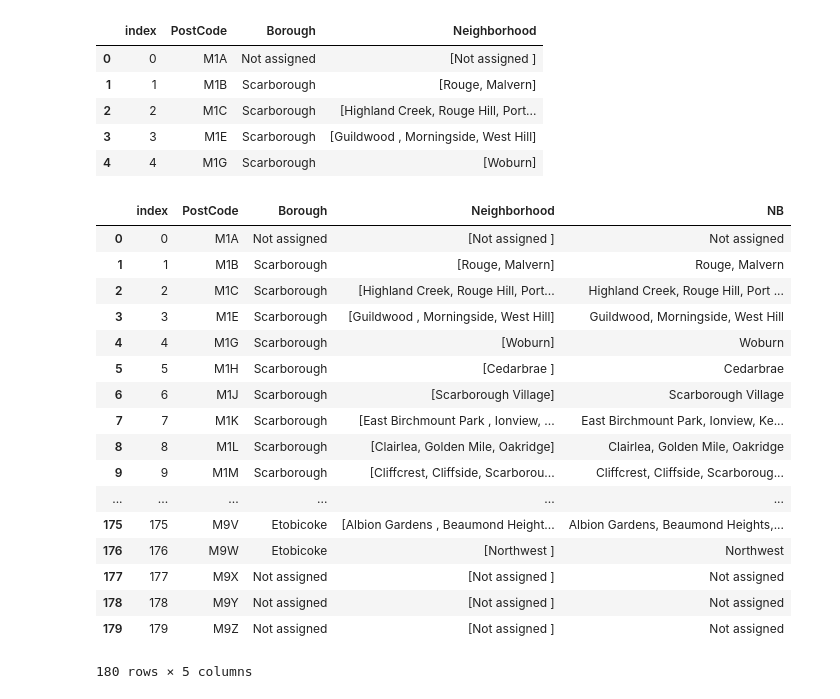
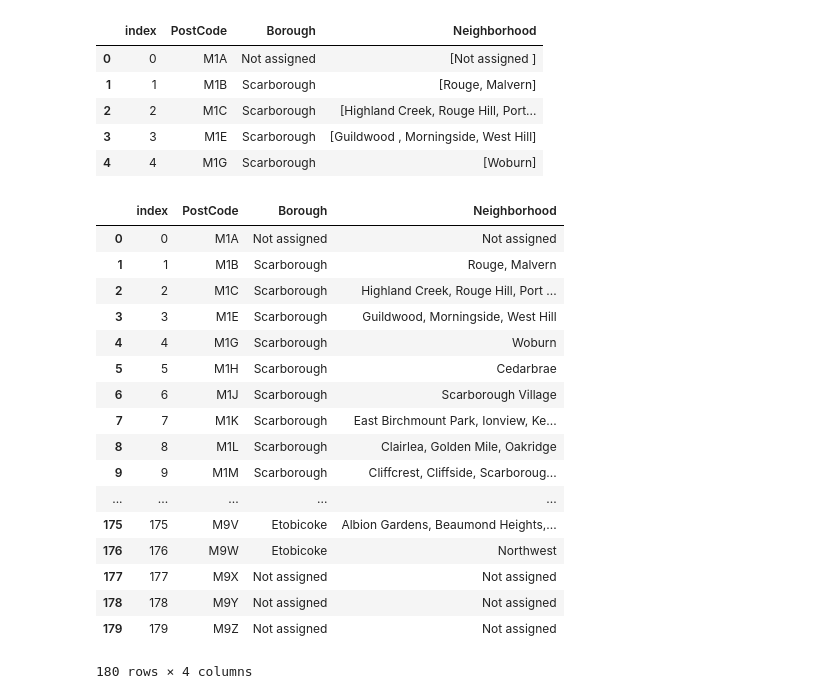
Before and after one commit to DrBG/Coursera_Capstone, a Jupyter notebook: Neighbourhoods in Toronto.ipynb, the cells around one changed output. Cells and saved outputs as stored; diff of their text form; code cells hidden in the pictures.

```diff
--- a/Neighbourhoods in Toronto.ipynb
+++ b/Neighbourhoods in Toronto.ipynb
@@ -162,25 +162,25 @@ def unfold(obj):
 # %%
 #print(np.array2string(df2[0,2].replace(r"[",'').replace(r"]",'')))
 
-df2['NB']=  unfold(df2['Neighborhood'])
+df2['Neighborhood']=  unfold(df2['Neighborhood'])
 df2
 # unfold(df2['Neighborhood'])
 # %% [output]
-|  | index | PostCode | Borough | Neighborhood | NB |
-| 0 | 0 | M1A | Not assigned | [Not assigned ] | Not assigned |
-| 1 | 1 | M1B | Scarborough | [Rouge, Malvern] | Rouge, Malvern |
-| 2 | 2 | M1C | Scarborough | [Highland Creek, Rouge Hill, Port... | Highland Creek, Rouge Hill, Port ... |
-| 3 | 3 | M1E | Scarborough | [Guildwood , Morningside, West Hill] | Guildwood, Morningside, West Hill |
-| 4 | 4 | M1G | Scarborough | [Woburn] | Woburn |
-| 5 | 5 | M1H | Scarborough | [Cedarbrae ] | Cedarbrae |
-| 6 | 6 | M1J | Scarborough | [Scarborough Village] | Scarborough Village |
-| 7 | 7 | M1K | Scarborough | [East Birchmount Park , Ionview, ... | East Birchmount Park, Ionview, Ke... |
-| 8 | 8 | M1L | Scarborough | [Clairlea, Golden Mile, Oakridge] | Clairlea, Golden Mile, Oakridge |
-| 9 | 9 | M1M | Scarborough | [Cliffcrest, Cliffside, Scarborou... | Cliffcrest, Cliffside, Scarboroug... |
-| ... | ... | ... | ... | ... | ... |
-| 175 | 175 | M9V | Etobicoke | [Albion Gardens , Beaumond Height... | Albion Gardens, Beaumond Heights,... |
-| 176 | 176 | M9W | Etobicoke | [Northwest ] | Northwest |
-| 177 | 177 | M9X | Not assigned | [Not assigned ] | Not assigned |
-| 178 | 178 | M9Y | Not assigned | [Not assigned ] | Not assigned |
-| 179 | 179 | M9Z | Not assigned | [Not assigned ] | Not assigned |
+|  | index | PostCode | Borough | Neighborhood |
+| 0 | 0 | M1A | Not assigned | Not assigned |
+| 1 | 1 | M1B | Scarborough | Rouge, Malvern |
+| 2 | 2 | M1C | Scarborough | Highland Creek, Rouge Hill, Port ... |
+| 3 | 3 | M1E | Scarborough | Guildwood, Morningside, West Hill |
+| 4 | 4 | M1G | Scarborough | Woburn |
+| 5 | 5 | M1H | Scarborough | Cedarbrae |
+| 6 | 6 | M1J | Scarborough | Scarborough Village |
+| 7 | 7 | M1K | Scarborough | East Birchmount Park, Ionview, Ke... |
+| 8 | 8 | M1L | Scarborough | Clairlea, Golden Mile, Oakridge |
+| 9 | 9 | M1M | Scarborough | Cliffcrest, Cliffside, Scarboroug... |
+| ... | ... | ... | ... | ... |
+| 175 | 175 | M9V | Etobicoke | Albion Gardens, Beaumond Heights,... |
+| 176 | 176 | M9W | Etobicoke | Northwest |
+| 177 | 177 | M9X | Not assigned | Not assigned |
+| 178 | 178 | M9Y | Not assigned | Not assigned |
+| 179 | 179 | M9Z | Not assigned | Not assigned |
-180 rows × 5 columns
+180 rows × 4 columns
```
Also changed, not shown: parts of 2 cells of this notebook.
